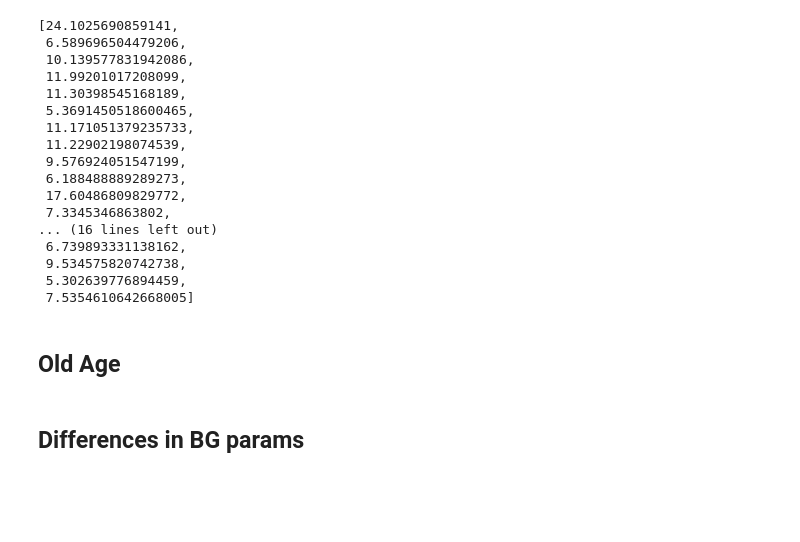
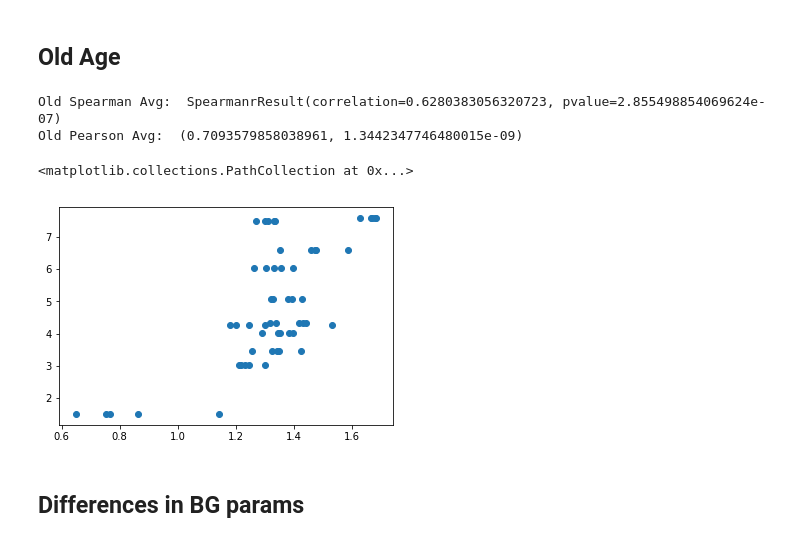
Before and after one commit to voytekresearch/BandRatios, a Jupyter notebook: notebooks/4-EEG-Dataset-Analysis.ipynb, the cells around one changed output. Saved outputs shown, nothing was run; the diff lists cells and outputs as text; code cells hidden in the pictures; blank space fills up the shorter version.

```diff
--- a/notebooks/4-EEG-Dataset-Analysis.ipynb
+++ b/notebooks/4-EEG-Dataset-Analysis.ipynb
@@ -125,24 +193,3 @@ for i in range(0,63,2):
-# %%
-young_tb_ratios
-#young_params[1].size
-# %% [output]
-[24.1025690859141,
- 6.589696504479206,
- 10.139577831942086,
- 11.99201017208099,
- 11.30398545168189,
- 5.3691450518600465,
- 11.171051379235733,
- 11.22902198074539,
- 9.576924051547199,
- 6.188488889289273,
- 17.60486809829772,
- 7.3345346863802,
-... (16 lines left out)
- 6.739893331138162,
- 9.534575820742738,
- 5.302639776894459,
- 7.5354610642668005]
 # %% [markdown]
 ## Old Age
 # %%
@@ -154,20 +201,27 @@ old_IDs = old.ID.values
 #Open Eyes closed data for all IDs
 problem_files_old = []
 missing_files_old = []
-old_params = []
+old_apcs = []
 old_tb_ratios = []
+
 for filename in old_IDs:
     try:
-        curr = np.load('./dat/psds/'+ filename + '_ec_psds.npz')
-        fg = FOOOFGroup(verbose=False)
-        fg.add_data(curr['arr_0'], curr['arr_1'][0])
-        fg.fit()
+        curr = np.load('../dat/psds/'+ filename + '_ec_psds.npz')
+        freqs = curr['arr_0']
+        for ch in ch_inds:
 
-        # Following ratio is only for one block
-        old_tb_ratios.append(calc_band_ratio(curr['arr_0'], curr['arr_1'][0], THETA_BAND, BETA_BAND))
+            ps = curr['arr_1'][0][ch]
 
-        old_params.append(fg.get_all_data('background_params'))
-        old_params.append(fg.get_all_data('peak_params'))
+            fm = FOOOF(verbose=False)
+            fm.add_data(freqs, ps)
+            fm.fit()
+
+            # Following ratio is only for one block
+            curr_ratio = calc_band_ratio(curr['arr_0'], curr['arr_1'][0], THETA_BAND, BETA_BAND)
+            old_tb_ratios.append(curr_ratio)
+            old_apcs.append(fm.aperiodic_params_[1])
+
+            #old_params.append(fm.peak_params_[])
 
     except FileNotFoundError:
         missing_files_old.append(filename)
@@ -178,3 +235,14 @@ for filename in old_IDs:
+# %%
+print("Old Spearman Avg: ", old_spear)
+print("Old Pearson Avg: ", old_pear)
+# %% [output]
+Old Spearman Avg:  SpearmanrResult(correlation=0.6280383056320723, pvalue=2.855498854069624e-07)
+Old Pearson Avg:  (0.7093579858038961, 1.3442347746480015e-09)
+# %%
+plt.scatter(old_apcs, old_tb_ratios, c=)
+# %% [output]
+<matplotlib.collections.PathCollection at 0x...>
+[figure, added]
 # %%
 old_master = []
 for i in range(0,7,2):
```
Also changed, not shown: parts of 25 cells of this notebook, 52 other files.
